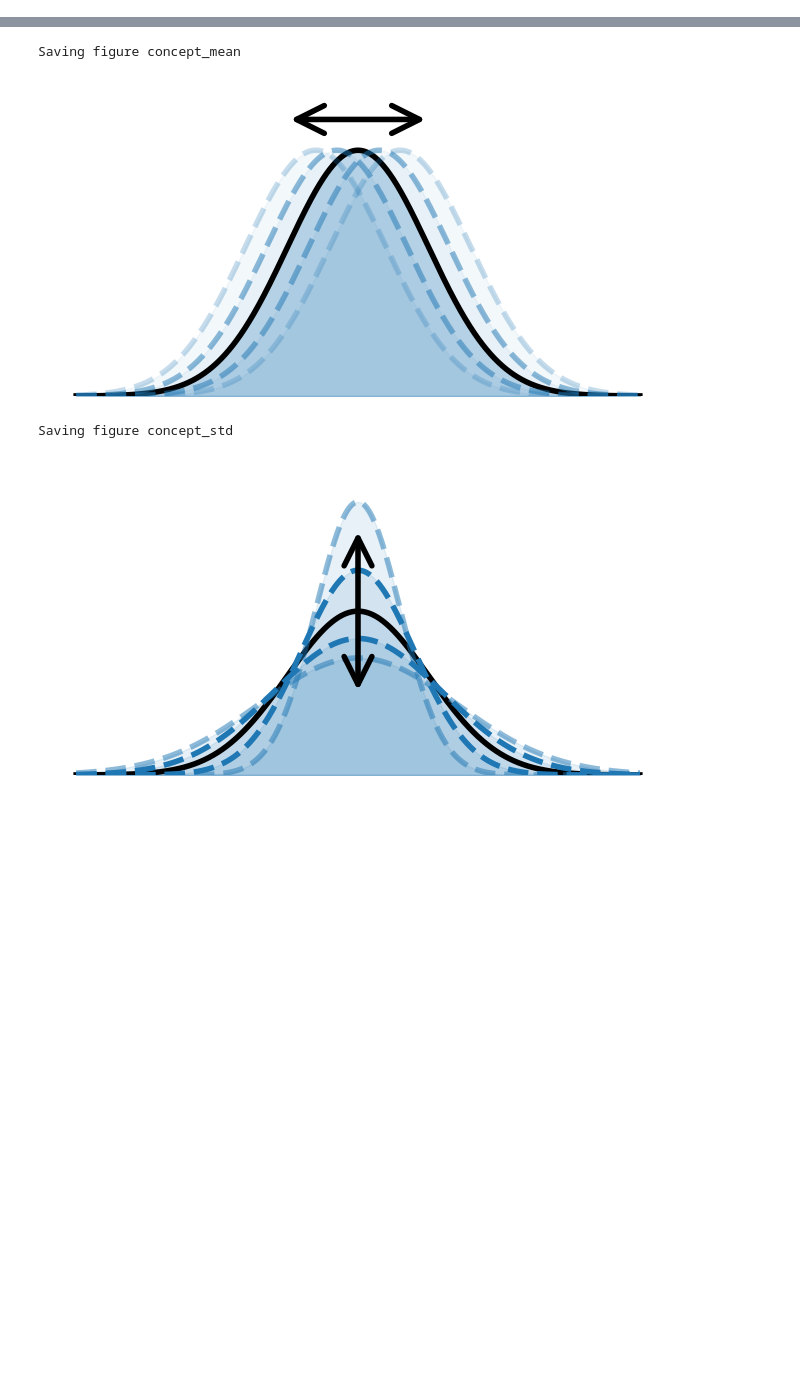
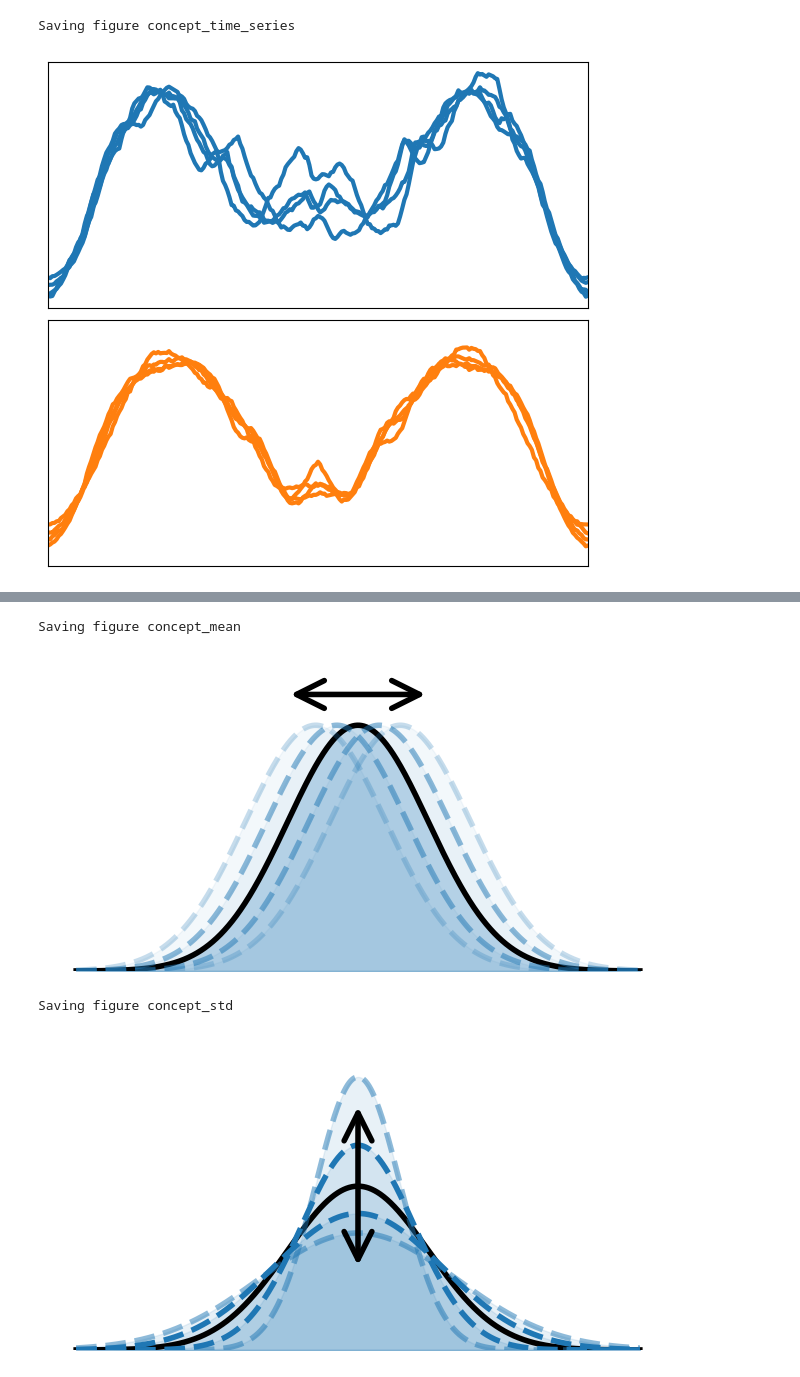
Before and after one commit to LarsBoecking/time_series_fingerprint, a Jupyter notebook: notebooks/z_paper_concept.ipynb, the cells around one changed output, grey strips where cells are left out. Cells and saved outputs as stored; diff of their text form; code cells hidden in the pictures; blank space fills up the shorter version.

```diff
--- a/notebooks/z_paper_concept.ipynb
+++ b/notebooks/z_paper_concept.ipynb
@@ -0,0 +24,49 @@
+# %%
+data_set_name: str = "ArrowHead"
+n_samples_per_class: int = 4
+max_number_classes: int = 2
+
+train_data, test_data = _load_data_set(
+    data_set_name=data_set_name
+)
+
+classes = train_data["class_val"].unique()
+available_classes = len(classes)
+
+if available_classes > max_number_classes:
+    classes = classes[:max_number_classes]
+
+cmap = matplotlib.colormaps.get_cmap("tab10")
+
+fig, axes = plt.subplots(
+    len(classes), 1, figsize=(6, 3 * len(classes)), sharex=True, sharey=True
+)
+
+for i, target_class in enumerate(sorted(classes)):
+    # Filter the data for the current class
+    class_data = train_data[train_data["class_val"] == target_class]
+
+    # Select n random samples from the target class
+    class_samples = class_data.sample(n=n_samples_per_class)
+
+    first_instance_in_class = True
+    # Plot the selected time series on the corresponding subplot with the same color
+    for idx, row in class_samples.iterrows():
+        axes[i].plot(
+            row["dim_0"], color=cmap(0) if i ==0 else cmap(1), alpha=1,  linewidth=3,
+        )
+
+    if i >= max_number_classes:
+        break
+plt.xticks([])
+plt.xlim(0, 250)
+plt.yticks([])
+plt.xlabel('')
+plt.ylabel('')
+
+plt.subplots_adjust(hspace=.05, wspace=0., left=0.1, right=1., bottom=0.11, top=.95)
+fig_saver.save_fig(f"concept_time_series")
+plt.show()
+# %% [output]
+Saving figure concept_time_series
+[figure, added]
```
Also changed, not shown: parts of 10 cells of this notebook, 22 other files.
